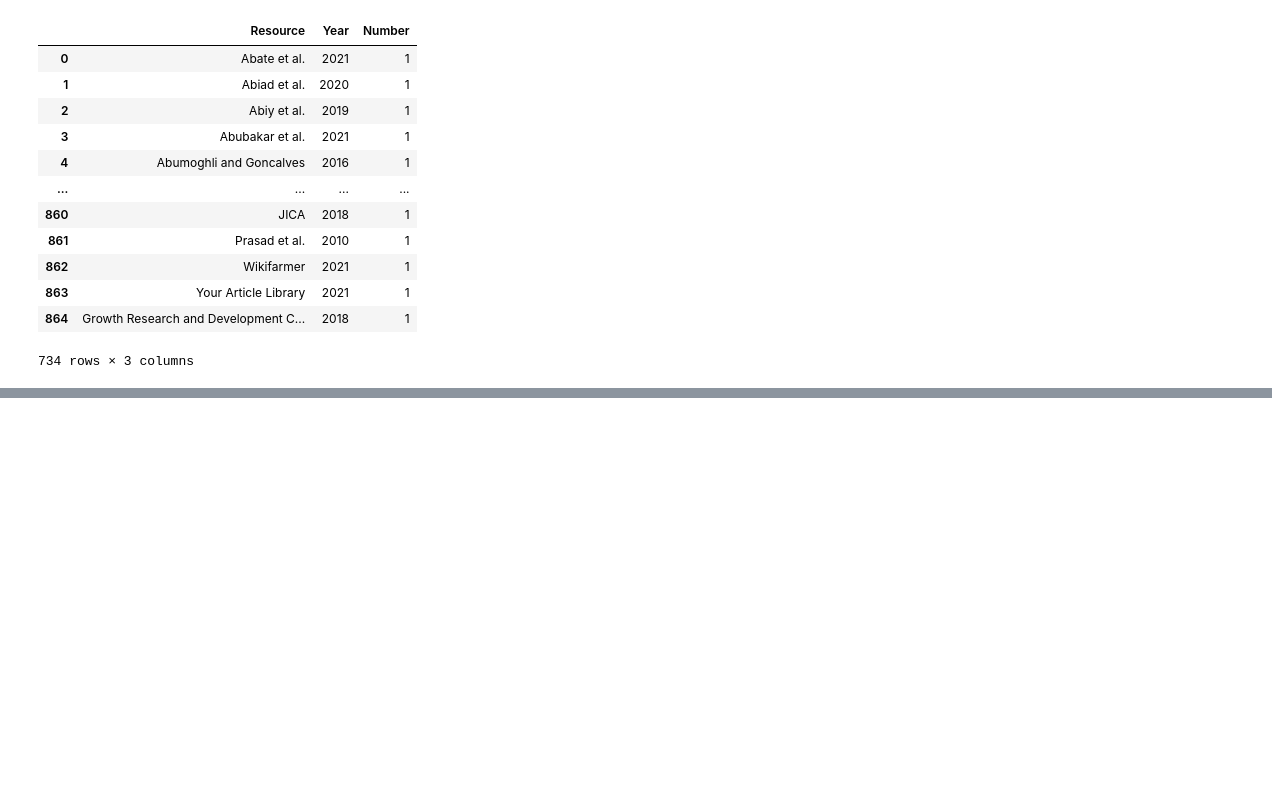
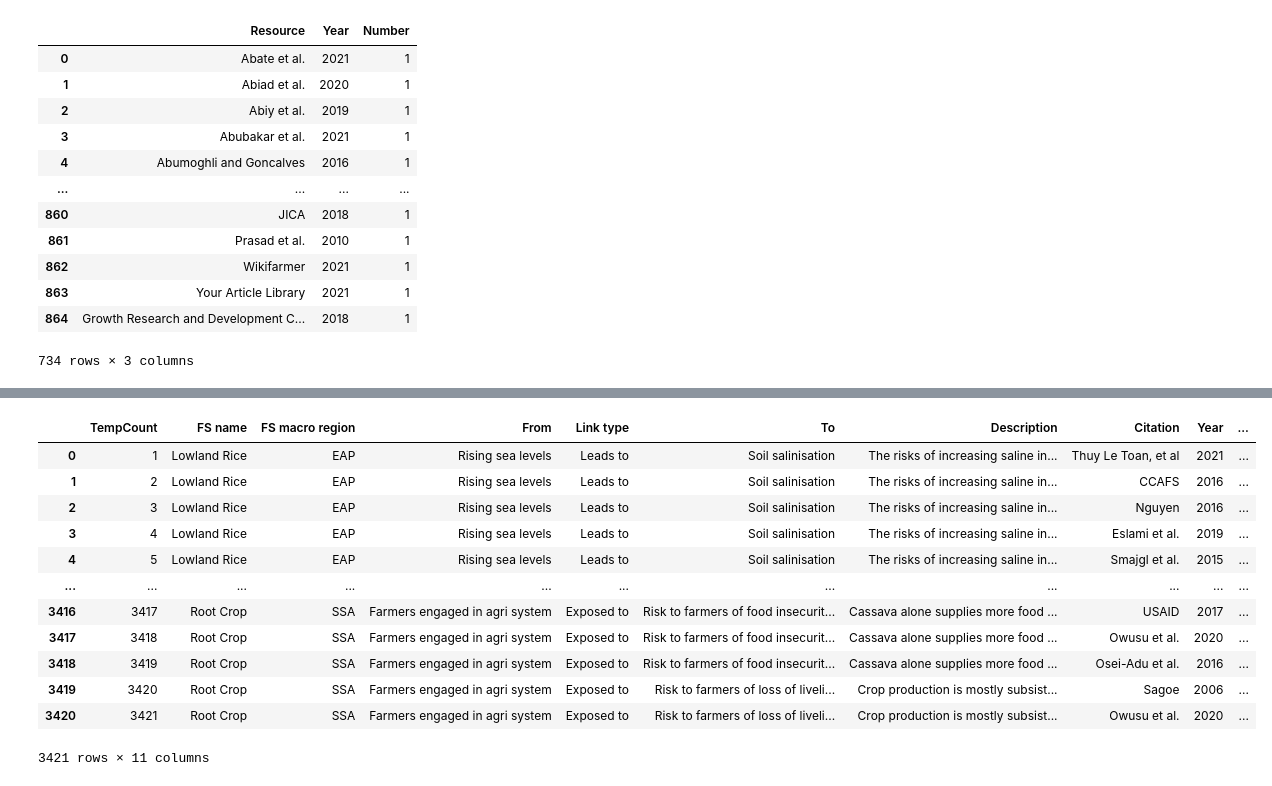
Before and after one commit to iberius96/DP_DPI, a Jupyter notebook: OTHER/tests.ipynb, the cells around one changed output, grey strips where cells are left out. Cells and saved outputs as stored; diff of their text form; code cells hidden in the pictures; blank space fills up the shorter version.

```diff
--- a/OTHER/tests.ipynb
+++ b/OTHER/tests.ipynb
@@ -884,0 +1062,20 @@ res.to_csv("connection_resources.csv")
+# %%
+connections_url = pd.read_csv("connection_temp.csv", dtype={
+                    'Year': 'str',
+                    'ID': 'str',
+                 })
+connections_url
+# %% [output]
+|  | TempCount | FS name | FS macro region | From | Link type | To | Description | Citation | Year | ... |
+| 0 | 1 | Lowland Rice | EAP | Rising sea levels | Leads to | Soil salinisation | The risks of increasing saline in... | Thuy Le Toan, et al | 2021 | ... |
+| 1 | 2 | Lowland Rice | EAP | Rising sea levels | Leads to | Soil salinisation | The risks of increasing saline in... | CCAFS | 2016 | ... |
+| 2 | 3 | Lowland Rice | EAP | Rising sea levels | Leads to | Soil salinisation | The risks of increasing saline in... | Nguyen | 2016 | ... |
+| 3 | 4 | Lowland Rice | EAP | Rising sea levels | Leads to | Soil salinisation | The risks of increasing saline in... | Eslami et al. | 2019 | ... |
+| 4 | 5 | Lowland Rice | EAP | Rising sea levels | Leads to | Soil salinisation | The risks of increasing saline in... | Smajgl et al. | 2015 | ... |
+| ... | ... | ... | ... | ... | ... | ... | ... | ... | ... | ... |
+| 3416 | 3417 | Root Crop | SSA | Farmers engaged in agri system | Exposed to | Risk to farmers of food insecurit... | Cassava alone supplies more food ... | USAID | 2017 | ... |
+| 3417 | 3418 | Root Crop | SSA | Farmers engaged in agri system | Exposed to | Risk to farmers of food insecurit... | Cassava alone supplies more food ... | Owusu et al. | 2020 | ... |
+| 3418 | 3419 | Root Crop | SSA | Farmers engaged in agri system | Exposed to | Risk to farmers of food insecurit... | Cassava alone supplies more food ... | Osei-Adu et al. | 2016 | ... |
+| 3419 | 3420 | Root Crop | SSA | Farmers engaged in agri system | Exposed to | Risk to farmers of loss of liveli... | Crop production is mostly subsist... | Sagoe | 2006 | ... |
+| 3420 | 3421 | Root Crop | SSA | Farmers engaged in agri system | Exposed to | Risk to farmers of loss of liveli... | Crop production is mostly subsist... | Owusu et al. | 2020 | ... |
+3421 rows × 11 columns
```
Also changed, not shown: parts of 21 cells of this notebook, 29 other files.
